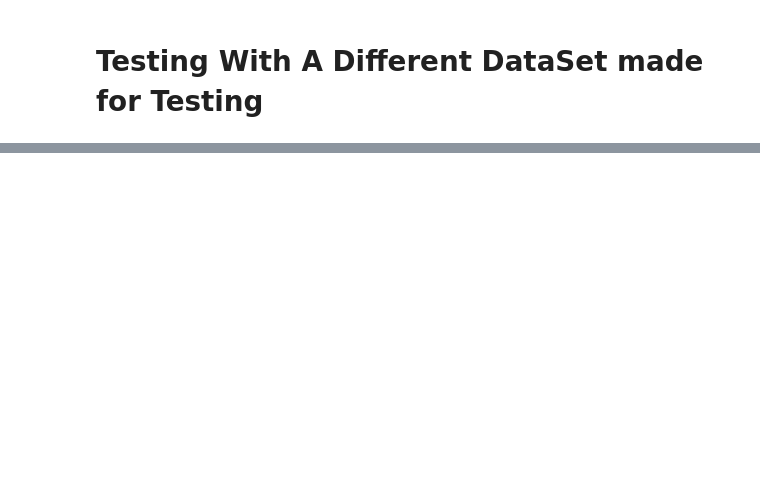
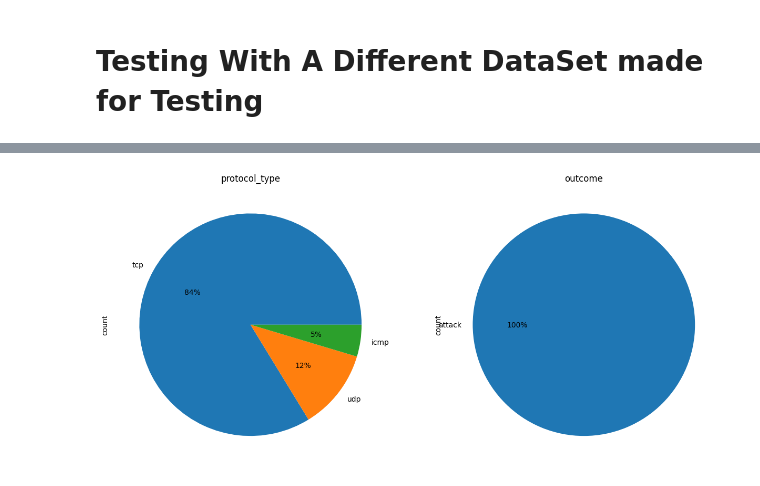
Before and after one commit to DavidVal6/IA_SGSI_PROJECT, a Jupyter notebook: AI_model.ipynb, the cells around one changed output, grey strips where cells are left out. Cells and saved outputs as stored; diff of their text form; code cells hidden in the pictures; blank space fills up the shorter version.

```diff
--- a/AI_model.ipynb
+++ b/AI_model.ipynb
@@ -153,2 +168,5 @@ Training Recall RandomForestClassifier 99.99572841246449  Test Recall RandomFore
 # %% [markdown]
 # Testing With A Different DataSet made for Testing
+# %%
+data_test = pd.read_csv('KDDTest+.txt\KDDTest+.txt')
+data_test.head()
@@ -154,0 +180,9 @@ Training Recall RandomForestClassifier 99.99572841246449  Test Recall RandomFore
+# %%
+columns = (['duration','protocol_type','service','flag','src_bytes','dst_bytes','land','wrong_fragment','urgent','hot'
+,'num_failed_logins','logged_in','num_compromised','root_shell','su_attempted','num_root','num_file_creations'
+,'num_shells','num_access_files','num_outbound_cmds','is_host_login','is_guest_login','count','srv_count','serror_rate'
+,'srv_serror_rate','rerror_rate','srv_rerror_rate','same_srv_rate','diff_srv_rate','srv_diff_host_rate','dst_host_count','dst_host_srv_count'
+,'dst_host_same_srv_rate','dst_host_diff_srv_rate','dst_host_same_src_port_rate','dst_host_srv_diff_host_rate','dst_host_serror_rate'
+,'dst_host_srv_serror_rate','dst_host_rerror_rate','dst_host_srv_rerror_rate','outcome','level'])
+data_test.columns = columns
+data_test.head()
@@ -154,0 +208,17 @@ Training Recall RandomForestClassifier 99.99572841246449  Test Recall RandomFore
+# %%
+data_test.loc[data['outcome'] == "normal", "outcome"] = 'normal'
+data_test.loc[data['outcome'] != 'normal', "outcome"] = 'attack'
+# %%
+num_additional_features = 4
+synthetic_features_data = np.random.rand(len(data), num_additional_features)
+synthetic_features_data_test = np.random.rand(len(data_test), num_additional_features)
+data_extended = pd.concat([data, pd.DataFrame(synthetic_features_data)], axis=1)
+data_test_extended = pd.concat([data_test, pd.DataFrame(synthetic_features_data_test)], axis=1)
+# %%
+fig, axes = plt.subplots(1,2)
+for ax, col in zip(axes.ravel(), ['protocol_type', 'outcome']):
+    data_test_extended[col].value_counts().plot(ax=ax, kind='pie', figsize=(15, 15), fontsize=10, autopct='%1.0f%%')
+    ax.set_title(str(col), fontsize = 12)
+plt.show()
+# %% [output]
+[figure, added]
```
Also changed, not shown: parts of 15 cells of this notebook, 1 other file.
